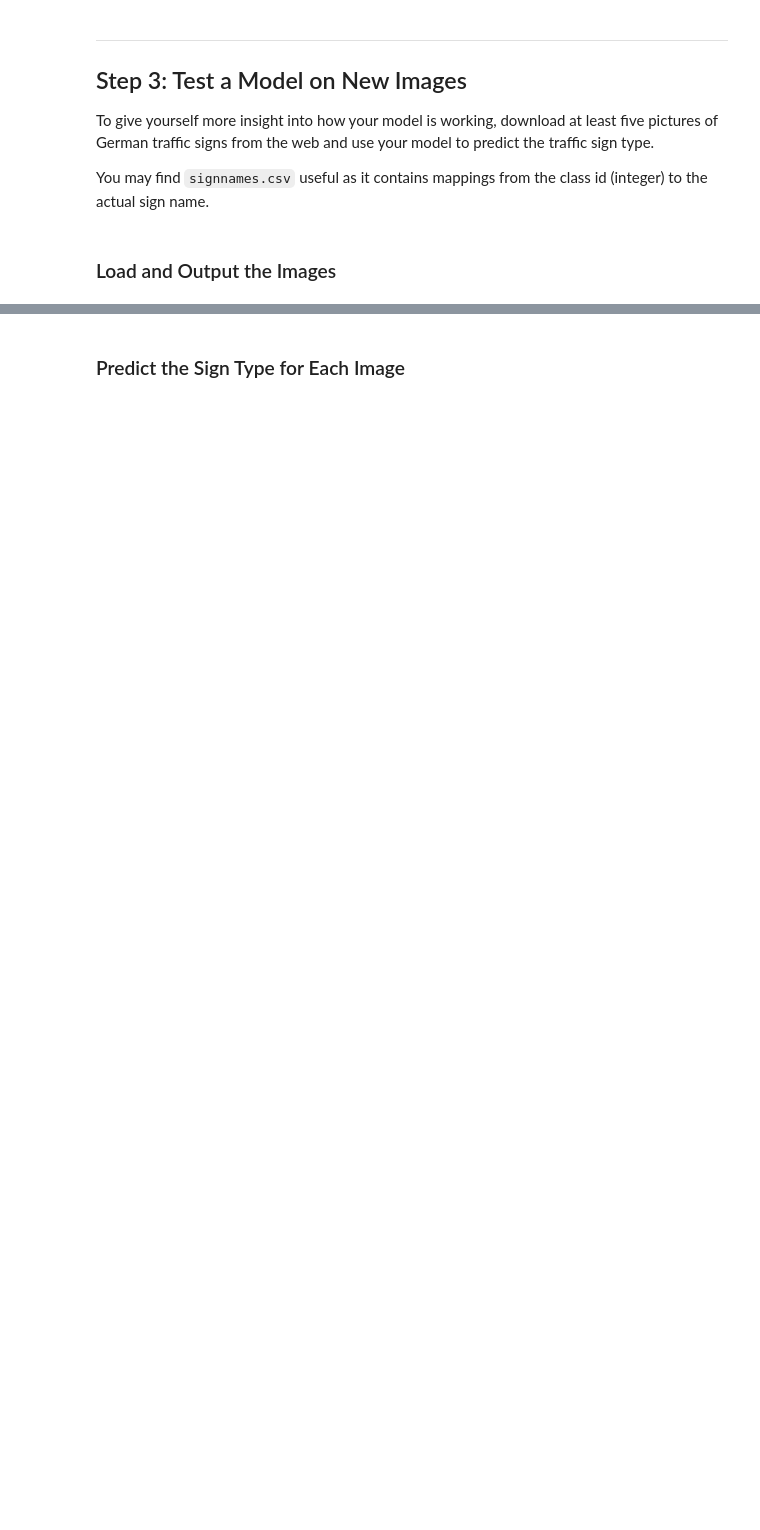
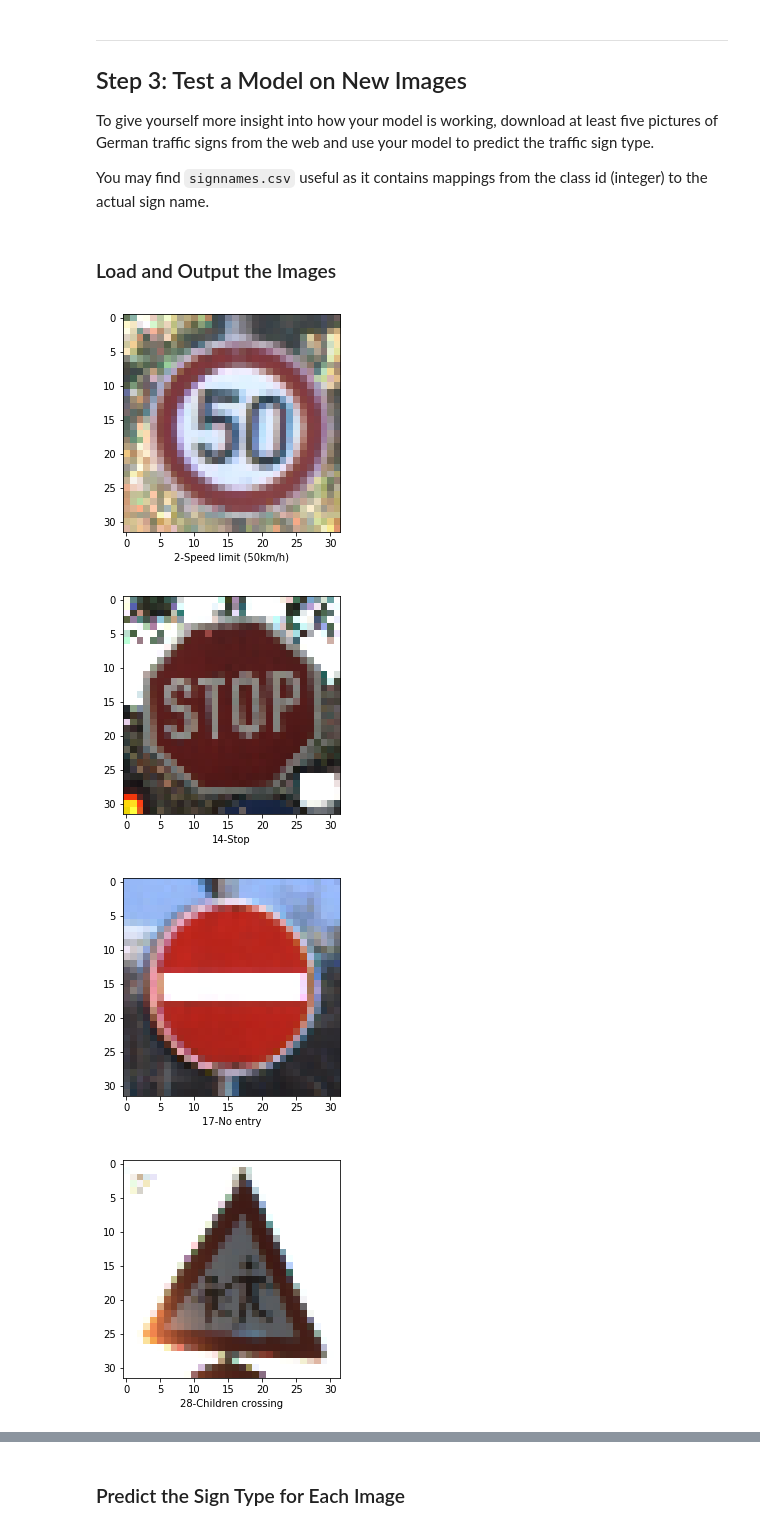
Before and after one commit to LeiLinPARC/CarND_traffic_sign_classification, a Jupyter notebook: Traffic_Sign_Classifier.ipynb, the cells around one changed output, grey strips where cells are left out. Saved outputs shown, nothing was run; the diff lists cells and outputs as text; code cells hidden in the pictures; blank space fills up the shorter version.

```diff
--- a/Traffic_Sign_Classifier.ipynb
+++ b/Traffic_Sign_Classifier.ipynb
@@ -207,0 +372,33 @@ You may find `signnames.csv` useful as it contains mappings from the class id (i
+# %%
+### Load the images and plot them here.
+### Feel free to use as many code cells as needed.
+new_examples = ["./examplesfromwebsite/class2.ppm",
+                "./examplesfromwebsite/class14.ppm",
+                "./examplesfromwebsite/class17.ppm",
+                "./examplesfromwebsite/class28.ppm",
+                "./examplesfromwebsite/class33.ppm"]
+
+new_y = np.array([2, 14, 17, 28, 33])
+
+new_x = np.array([])
+
+i = 0
+
+for img_file in new_examples:
+    img = mpimg.imread(img_file)
+    #print (img.shape)
+    img = cv2.resize(img, (32, 32))
+    plt.imshow(img)
+    plt.xlabel(str(new_y[i]) + '-' + res[new_y[i]])
+    plt.show()
+    i += 1
+
+    if new_x.size == 0:
+        new_x = img.reshape(1, 32, 32, 3)
+    else:
+        new_x = np.append(new_x, img.reshape(1, 32, 32, 3), axis = 0)
+# %% [output]
+[figure, added]
+[figure, added]
+[figure, added]
+[figure, added]
```
Also changed, not shown: parts of 25 cells of this notebook, 9 other files.
